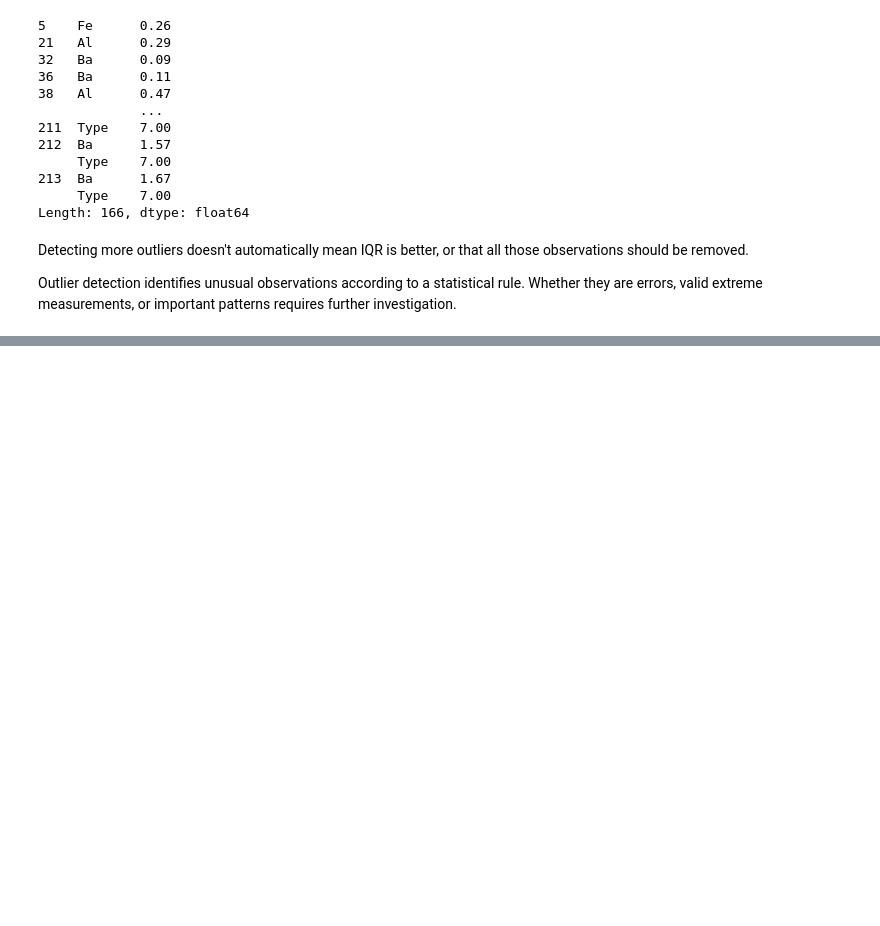
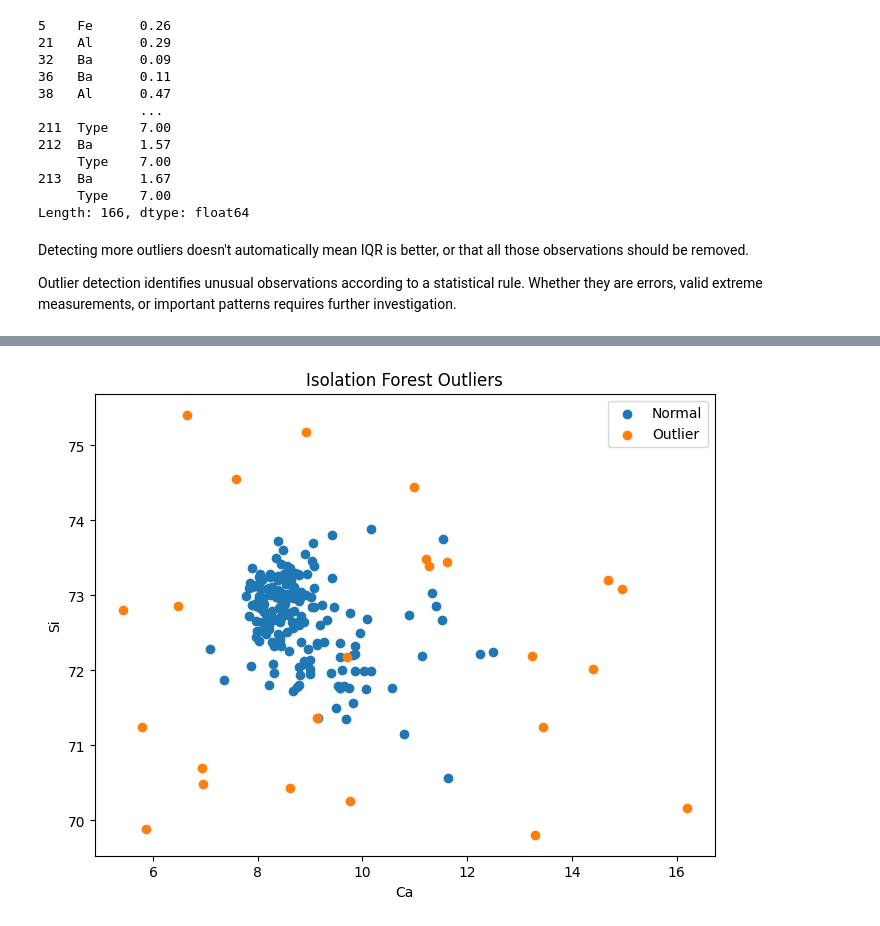
Before and after one commit to AliyarBhos/data-science-journey, a Jupyter notebook: 05_regression/02_regression_data_preparation/04_outliers.ipynb, the cells around one changed output, grey strips where cells are left out. Saved outputs shown, nothing was run; the diff lists cells and outputs as text; code cells hidden in the pictures; blank space fills up the shorter version.

```diff
--- a/05_regression/02_regression_data_preparation/04_outliers.ipynb
+++ b/05_regression/02_regression_data_preparation/04_outliers.ipynb
@@ -172,0 +247,7 @@ Outlier detection identifies unusual observations according to a statistical rul
+# %%
+model = IsolationForest(
+    contamination='auto',
+    random_state=123
+)
+# %%
+predictions = model.fit_predict(df)
@@ -172,0 +291,26 @@ Outlier detection identifies unusual observations according to a statistical rul
+# %%
+normal = predictions == 1
+outlier = predictions == -1
+
+plt.figure(figsize=(8, 6))
+
+plt.scatter(
+    df.loc[normal, "Ca"],
+    df.loc[normal, "Si"],
+    label="Normal"
+)
+
+plt.scatter(
+    df.loc[outlier, "Ca"],
+    df.loc[outlier, "Si"],
+    label="Outlier"
+)
+
+plt.xlabel("Ca")
+plt.ylabel("Si")
+plt.title("Isolation Forest Outliers")
+plt.legend()
+
+plt.show()
+# %% [output]
+[figure, added]
```
Also changed, not shown: parts of 6 cells of this notebook.
